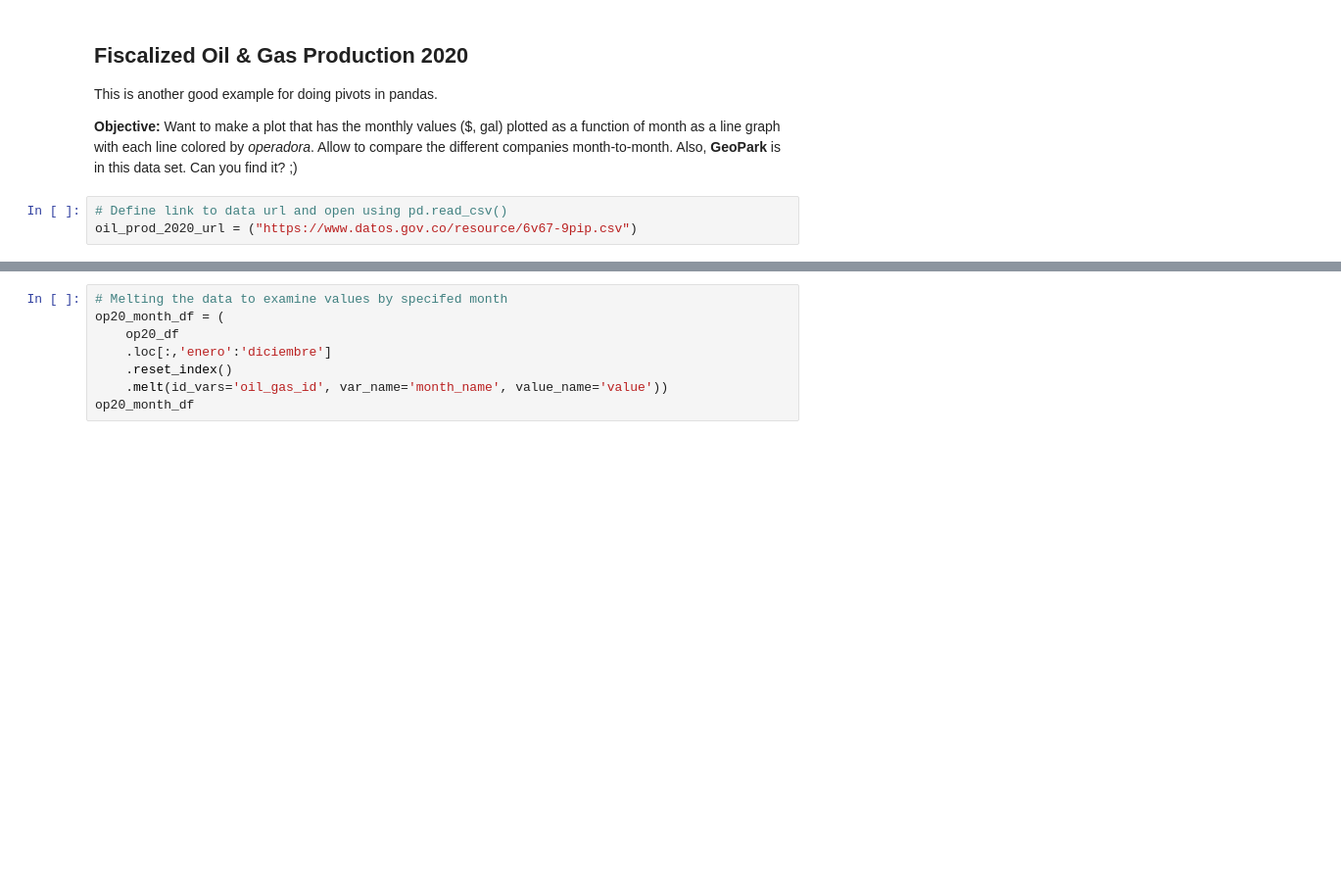
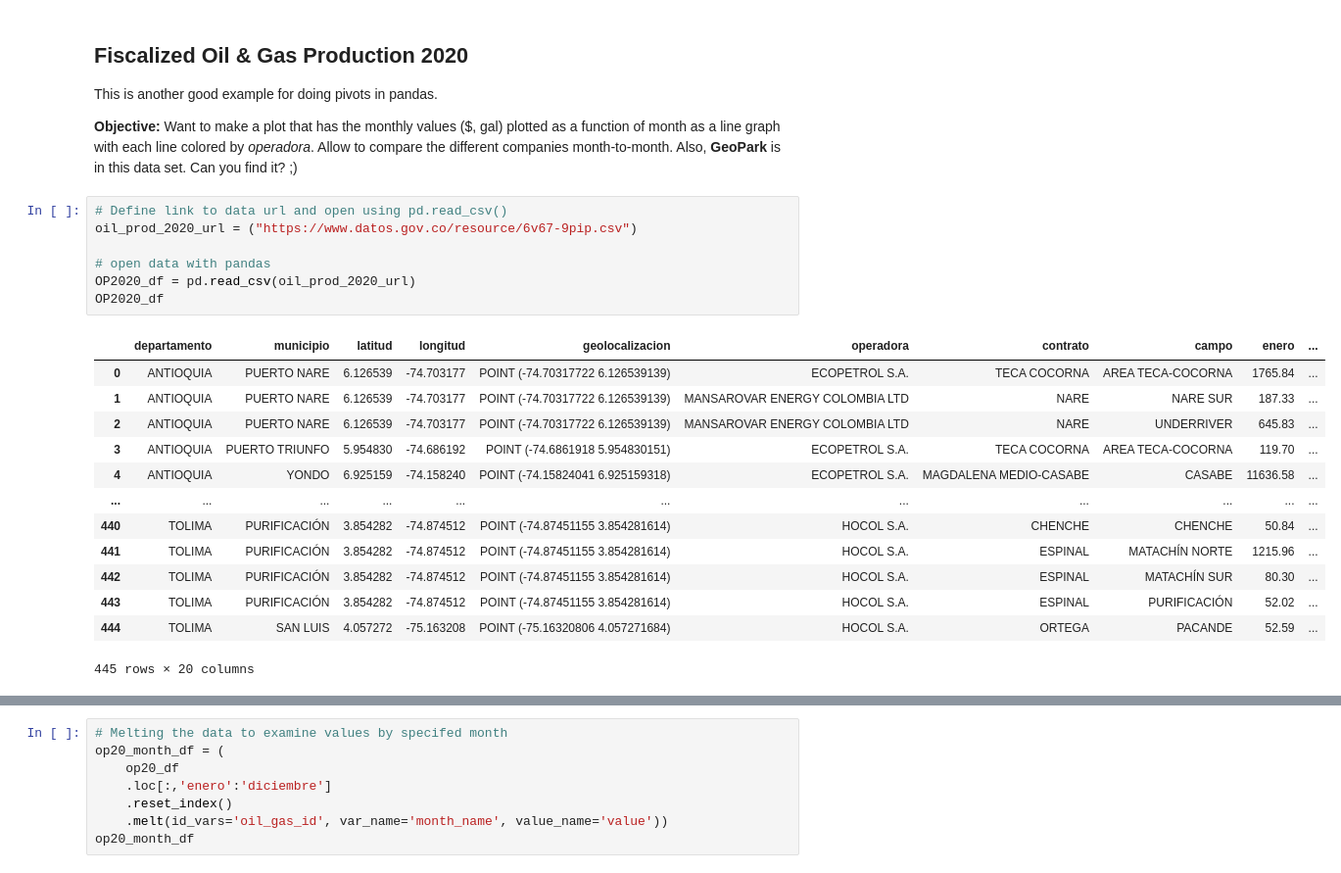
Before and after one commit to AGomezPrada/02-geopark-pandas-dataframes, a Jupyter notebook: notebooks/02-geopark-pandas-empty.ipynb, the cells around one changed output, grey strips where cells are left out. Shown: that part at 98% size. Cells and saved outputs as stored; diff of their text form; blank space fills up the shorter version.

Commit message:
Work with  DataGov.co

```diff
--- a/notebooks/02-geopark-pandas-empty.ipynb
+++ b/notebooks/02-geopark-pandas-empty.ipynb
@@ -171,5 +238,23 @@ This is another good example for doing pivots in pandas.
 # %%
 # Define link to data url and open using pd.read_csv()
 oil_prod_2020_url = ("https://www.datos.gov.co/resource/6v67-9pip.csv")
+
+# open data with pandas
+OP2020_df = pd.read_csv(oil_prod_2020_url)
+OP2020_df
+# %% [output]
+|  | departamento | municipio | latitud | longitud | geolocalizacion | operadora | contrato | campo | enero | ... |
+| 0 | ANTIOQUIA | PUERTO NARE | 6.126539 | -74.703177 | POINT (-74.70317722 6.126539139) | ECOPETROL S.A. | TECA COCORNA | AREA TECA-COCORNA | 1765.84 | ... |
+| 1 | ANTIOQUIA | PUERTO NARE | 6.126539 | -74.703177 | POINT (-74.70317722 6.126539139) | MANSAROVAR ENERGY COLOMBIA LTD | NARE | NARE SUR | 187.33 | ... |
+| 2 | ANTIOQUIA | PUERTO NARE | 6.126539 | -74.703177 | POINT (-74.70317722 6.126539139) | MANSAROVAR ENERGY COLOMBIA LTD | NARE | UNDERRIVER | 645.83 | ... |
+| 3 | ANTIOQUIA | PUERTO TRIUNFO | 5.954830 | -74.686192 | POINT (-74.6861918 5.954830151) | ECOPETROL S.A. | TECA COCORNA | AREA TECA-COCORNA | 119.70 | ... |
+| 4 | ANTIOQUIA | YONDO | 6.925159 | -74.158240 | POINT (-74.15824041 6.925159318) | ECOPETROL S.A. | MAGDALENA MEDIO-CASABE | CASABE | 11636.58 | ... |
+| ... | ... | ... | ... | ... | ... | ... | ... | ... | ... | ... |
+| 440 | TOLIMA | PURIFICACIÓN | 3.854282 | -74.874512 | POINT (-74.87451155 3.854281614) | HOCOL S.A. | CHENCHE | CHENCHE | 50.84 | ... |
+| 441 | TOLIMA | PURIFICACIÓN | 3.854282 | -74.874512 | POINT (-74.87451155 3.854281614) | HOCOL S.A. | ESPINAL | MATACHÍN NORTE | 1215.96 | ... |
+| 442 | TOLIMA | PURIFICACIÓN | 3.854282 | -74.874512 | POINT (-74.87451155 3.854281614) | HOCOL S.A. | ESPINAL | MATACHÍN SUR | 80.30 | ... |
+| 443 | TOLIMA | PURIFICACIÓN | 3.854282 | -74.874512 | POINT (-74.87451155 3.854281614) | HOCOL S.A. | ESPINAL | PURIFICACIÓN | 52.02 | ... |
+| 444 | TOLIMA | SAN LUIS | 4.057272 | -75.163208 | POINT (-75.16320806 4.057271684) | HOCOL S.A. | ORTEGA | PACANDE | 52.59 | ... |
+445 rows × 20 columns
 # %%
 # Renaming the index column using .index.rename()
```
Also changed, not shown: parts of 4 cells of this notebook.
